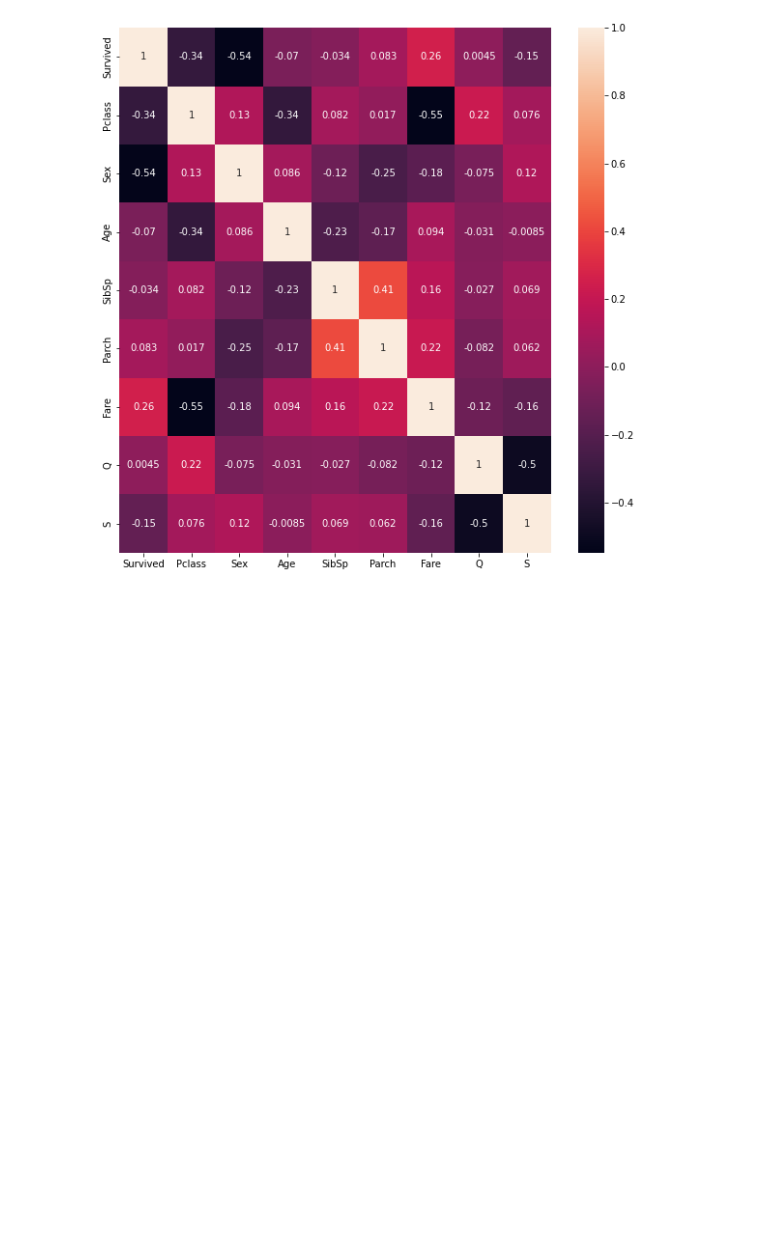
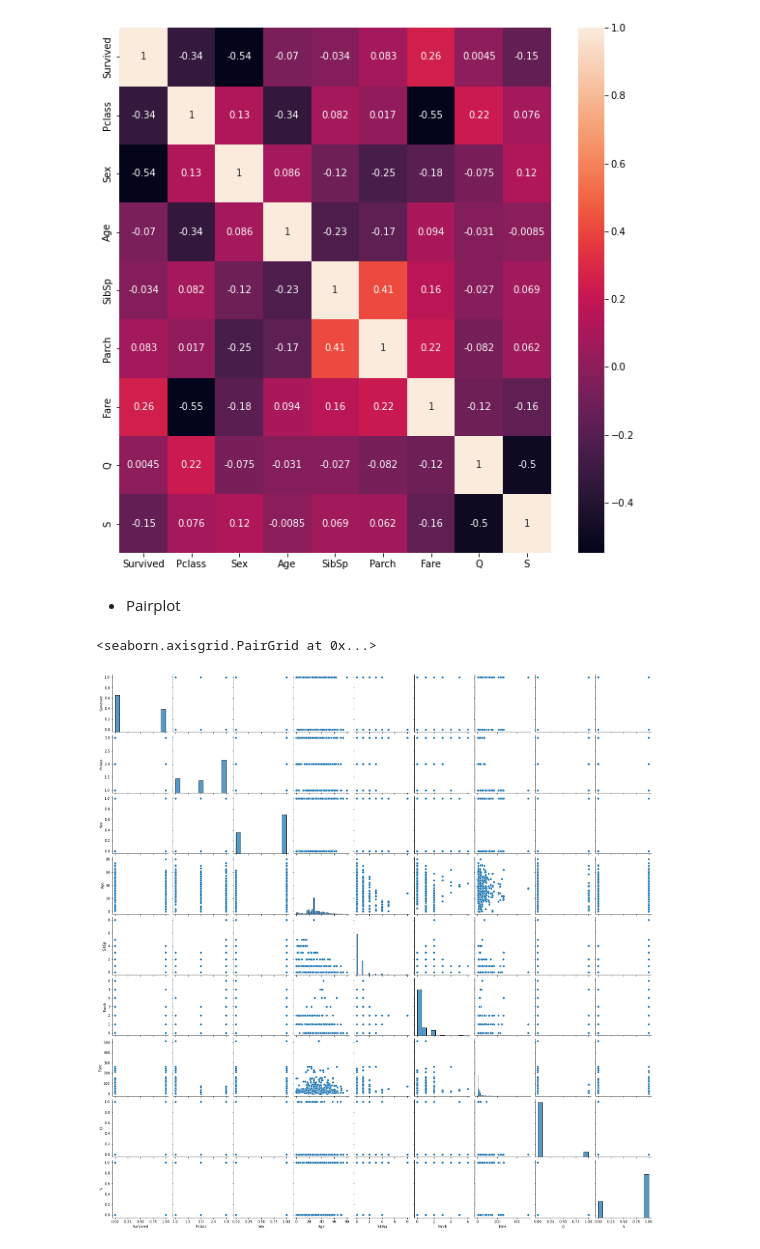
Before and after one commit to Naveen-Karanamu/Titanic-Survival, a Jupyter notebook: main.ipynb, the cells around one changed output. Cells and saved outputs as stored; diff of their text form; code cells hidden in the pictures; blank space fills up the shorter version.

Commit message:
Plotted: Pairplot

```diff
--- a/main.ipynb
+++ b/main.ipynb
@@ -514,3 +514,10 @@ sns.heatmap(df.corr(),annot=True)
 # %% [output]
 <AxesSubplot:>
 [figure]
+# %% [markdown]
+* Pairplot
+# %%
+sns.pairplot(df)
+# %% [output]
+<seaborn.axisgrid.PairGrid at 0x...>
+[figure, added]
```
